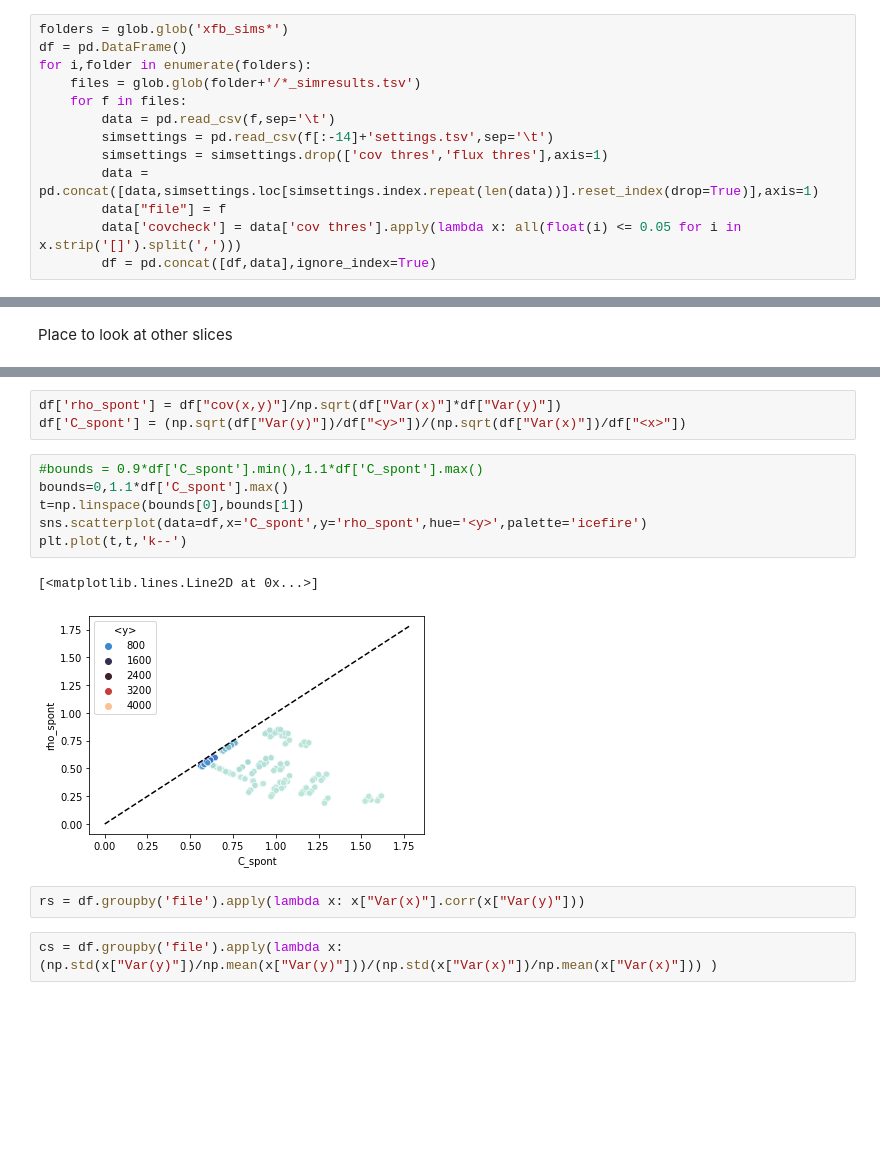
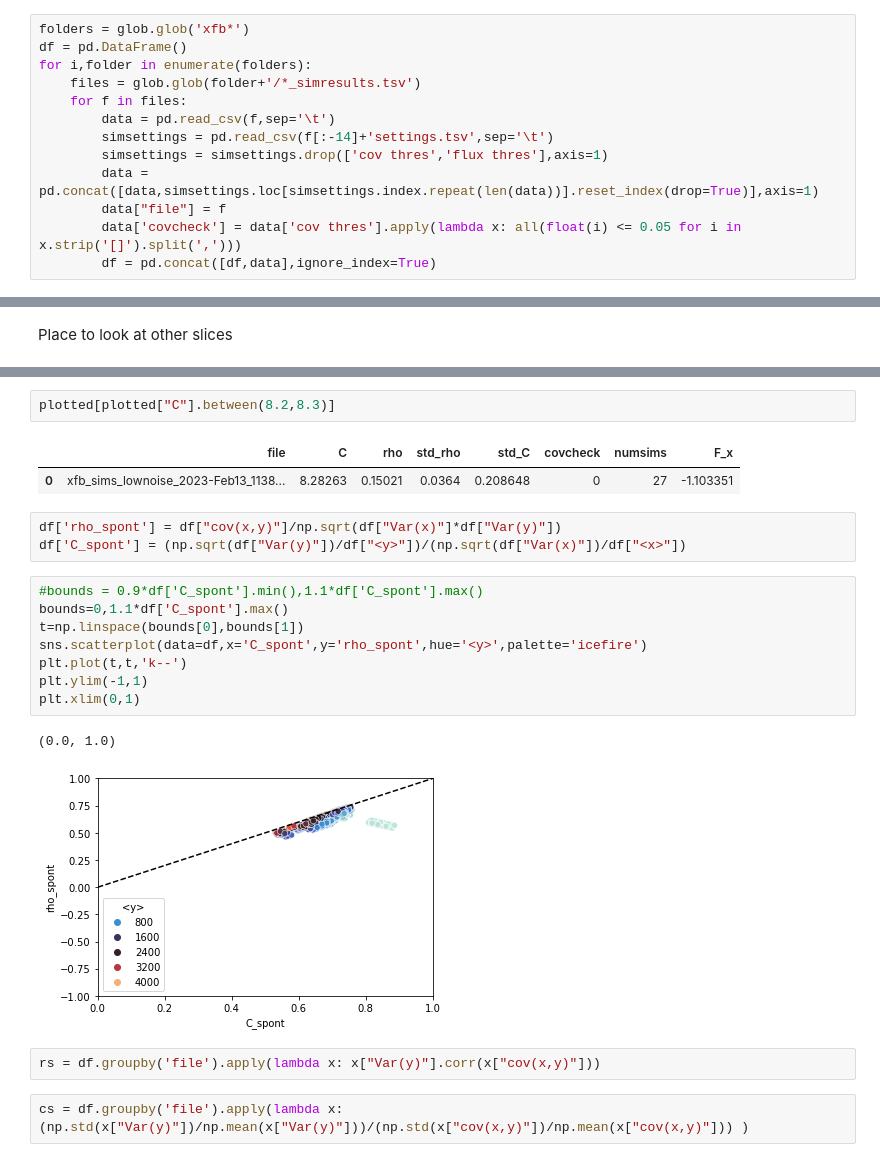
Before and after one commit to s-iyengar/StochFiniteDiffs, a Jupyter notebook: nofy_pointsplot.ipynb, the cells around one changed output, grey strips where cells are left out. Drawn from its saved outputs; the diff is of its cells as text; blank space fills up the shorter version.

```diff
--- a/nofy_pointsplot.ipynb
+++ b/nofy_pointsplot.ipynb
@@ -33,7 +33,7 @@ for f in files:
 
 df = pd.concat(dfs, ignore_index=True)
 # %%
-folders = glob.glob('xfb_sims*')
+folders = glob.glob('xfb*')
 df = pd.DataFrame()
 for i,folder in enumerate(folders):
     files = glob.glob(folder+'/*_simresults.tsv')
@@ -121,19 +101,26 @@ pertdata
+# %%
+plotted[plotted["C"].between(8.2,8.3)]
+# %% [output]
+|  | file | C | rho | std_rho | std_C | covcheck | numsims | F_x |
+| 0 | xfb_sims_lownoise_2023-Feb13_1138... | 8.28263 | 0.15021 | 0.0364 | 0.208648 | 0 | 27 | -1.103351 |
 # %%
 df['rho_spont'] = df["cov(x,y)"]/np.sqrt(df["Var(x)"]*df["Var(y)"])
 df['C_spont'] = (np.sqrt(df["Var(y)"])/df["<y>"])/(np.sqrt(df["Var(x)"])/df["<x>"])
 # %%
 #bounds = 0.9*df['C_spont'].min(),1.1*df['C_spont'].max()
 bounds=0,1.1*df['C_spont'].max()
 t=np.linspace(bounds[0],bounds[1])
 sns.scatterplot(data=df,x='C_spont',y='rho_spont',hue='<y>',palette='icefire')
 plt.plot(t,t,'k--')
+plt.ylim(-1,1)
+plt.xlim(0,1)
 # %% [output]
-[<matplotlib.lines.Line2D at 0x...>]
+(0.0, 1.0)
-[figure, old version]
+[figure, new version]
 # %%
-rs = df.groupby('file').apply(lambda x: x["Var(x)"].corr(x["Var(y)"]))
+rs = df.groupby('file').apply(lambda x: x["Var(y)"].corr(x["cov(x,y)"]))
 # %%
-cs = df.groupby('file').apply(lambda x: (np.std(x["Var(y)"])/np.mean(x["Var(y)"]))/(np.std(x["Var(x)"])/np.mean(x["Var(x)"])) )
+cs = df.groupby('file').apply(lambda x: (np.std(x["Var(y)"])/np.mean(x["Var(y)"]))/(np.std(x["cov(x,y)"])/np.mean(x["cov(x,y)"])) )
 # %%
 plt.scatter(cs,rs)
 # %% [output]
```
Also changed, not shown: parts of 7 cells of this notebook, 3 other files.
